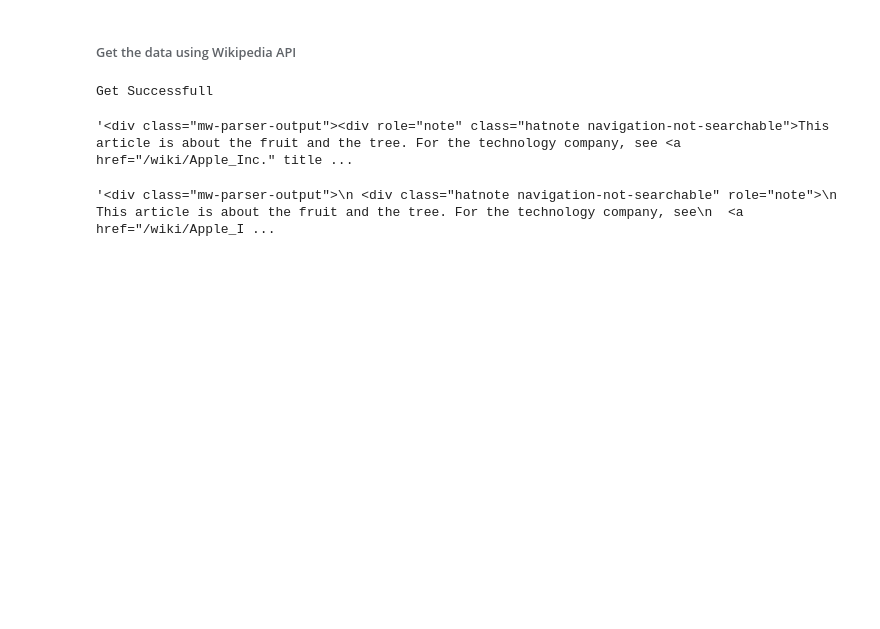
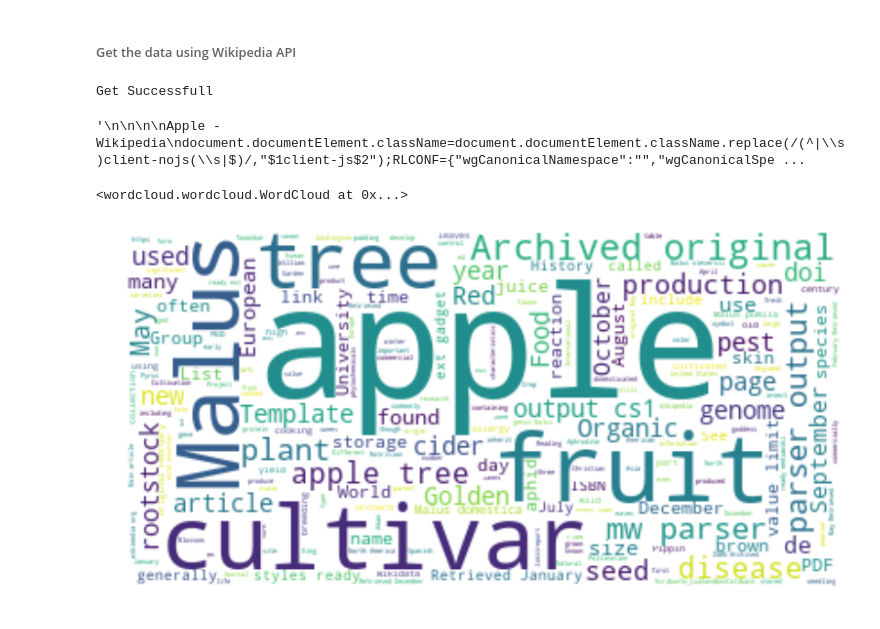
Before and after one commit to vminfant/WebScrapping, a Jupyter notebook: edible_fruits.ipynb, the cells around one changed output. Drawn from its saved outputs; the diff is of its cells as text; code cells hidden in the pictures; blank space fills up the shorter version.

```diff
--- a/edible_fruits.ipynb
+++ b/edible_fruits.ipynb
@@ -110,9 +114,32 @@ json_response = json.loads(response.text)
 # %%
-json_response['parse']['text']['*']
+#json_response['parse']['text']['*']
-# %% [output]
-'<div class="mw-parser-output"><div role="note" class="hatnote navigation-not-searchable">This article is about the fruit and the tree. For the technology company, see <a href="/wiki/Apple_Inc." title ...
 # %%
-resp_soap = bs4.BeautifulSoup(json_response['parse']['text']['*'])
-resp_soap.prettify()
+#resp_soap = bs4.BeautifulSoup(json_response['parse']['text']['*'])
+resp_soap = bs4.BeautifulSoup(response.text)
-# %% [output]
-'<div class="mw-parser-output">\n <div class="hatnote navigation-not-searchable" role="note">\n  This article is about the fruit and the tree. For the technology company, see\n  <a href="/wiki/Apple_I ...
+# %%
+resp_soap.get_text()
+# %% [output]
+'\n\n\n\nApple - Wikipedia\ndocument.documentElement.className=document.documentElement.className.replace(/(^|\\s)client-nojs(\\s|$)/,"$1client-js$2");RLCONF={"wgCanonicalNamespace":"","wgCanonicalSpe ...
+# %%
+stopwords = set(STOPWORDS)
+# instantiate a word cloud object
+response_wc = WordCloud(
+    background_color='white',
+    max_words=2000,
+    stopwords=stopwords
+)
+
+# generate the word cloud
+response_wc.generate(resp_soap.get_text())
+# %% [output]
+<wordcloud.wordcloud.WordCloud at 0x...>
+# %%
+fig = plt.figure()
+fig.set_figwidth(14)
+fig.set_figheight(18)
+plt.imshow(response_wc, interpolation='bilinear')
+
+plt.axis('off')
+plt.show()
+# %% [output]
+[figure, added]
```
Also changed, not shown: parts of 3 cells of this notebook.
